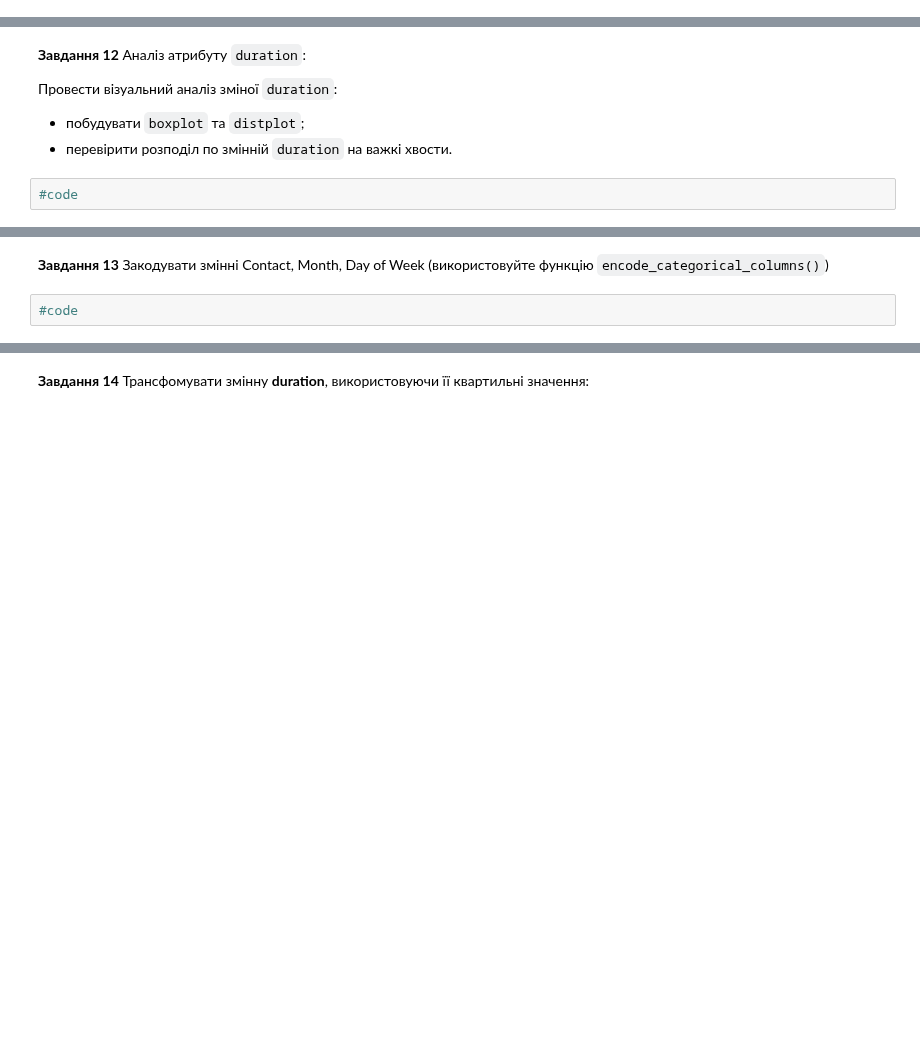
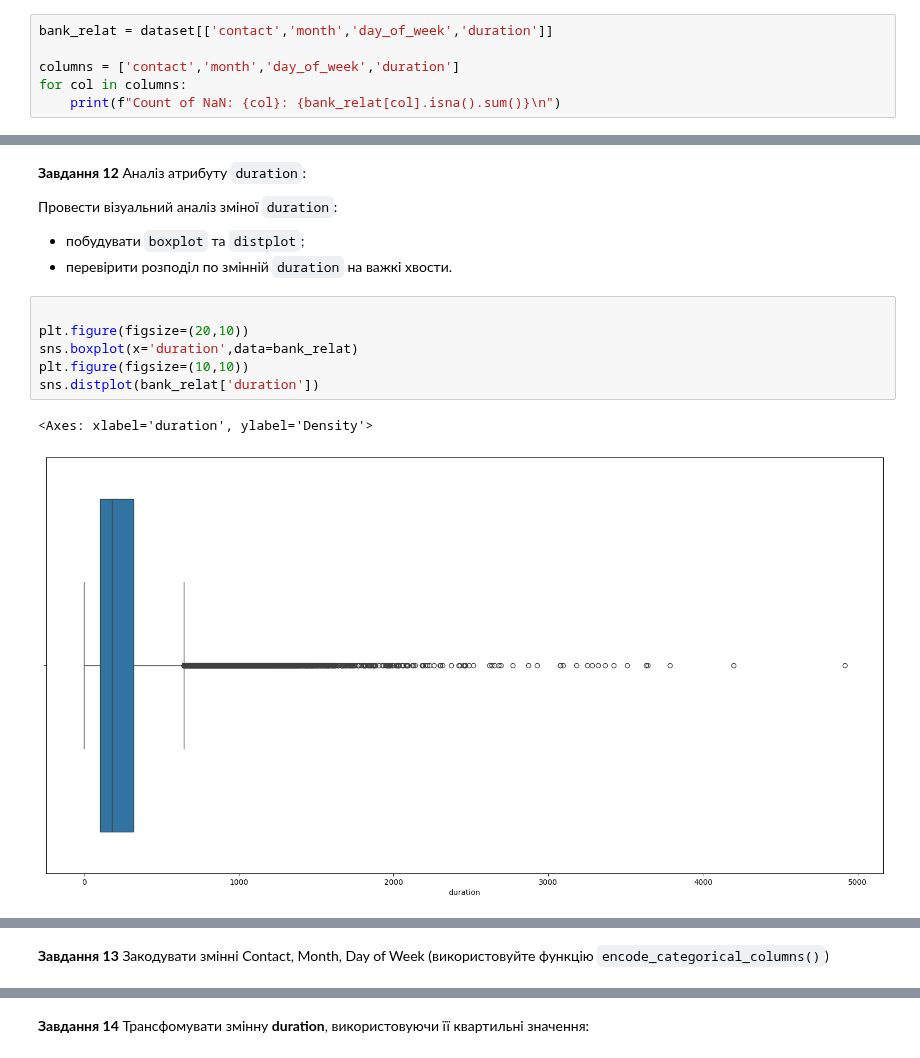
Before and after one commit to Prosik2205/OSHI, a Jupyter notebook: Task5_Classification_prosimyak_oleksander.ipynb, the cells around one changed output, grey strips where cells are left out. Drawn from its saved outputs; the diff is of its cells as text; blank space fills up the shorter version.

```diff
--- a/Task5_Classification_prosimyak_oleksander.ipynb
+++ b/Task5_Classification_prosimyak_oleksander.ipynb
@@ -370,0 +367,6 @@ SyntaxError: invalid syntax (3173404767.py, line 1)
+# %%
+bank_relat = dataset[['contact','month','day_of_week','duration']]
+
+columns = ['contact','month','day_of_week','duration']
+for col in columns:
+    print(f"Count of NaN: {col}: {bank_relat[col].isna().sum()}\n")
@@ -384,5 +403,12 @@ SyntaxError: invalid syntax (3173404767.py, line 1)
 
 *   побудувати  `boxplot` та `distplot`;
 *   перевірити розподіл по змінній `duration` на важкі хвости.
-# %%
-#code
+# %%
+
+plt.figure(figsize=(20,10))
+sns.boxplot(x='duration',data=bank_relat)
+plt.figure(figsize=(10,10))
+sns.distplot(bank_relat['duration'])
+# %% [output]
+<Axes: xlabel='duration', ylabel='Density'>
+[figure, added]
@@ -389,4 +416,2 @@ SyntaxError: invalid syntax (3173404767.py, line 1)
 # %% [markdown]
 **Завдання 13** Закодувати змінні Contact, Month, Day of Week (використовуйте функцію `encode_categorical_columns()`)
-# %%
-#code
```
Also changed, not shown: parts of 21 cells of this notebook.
